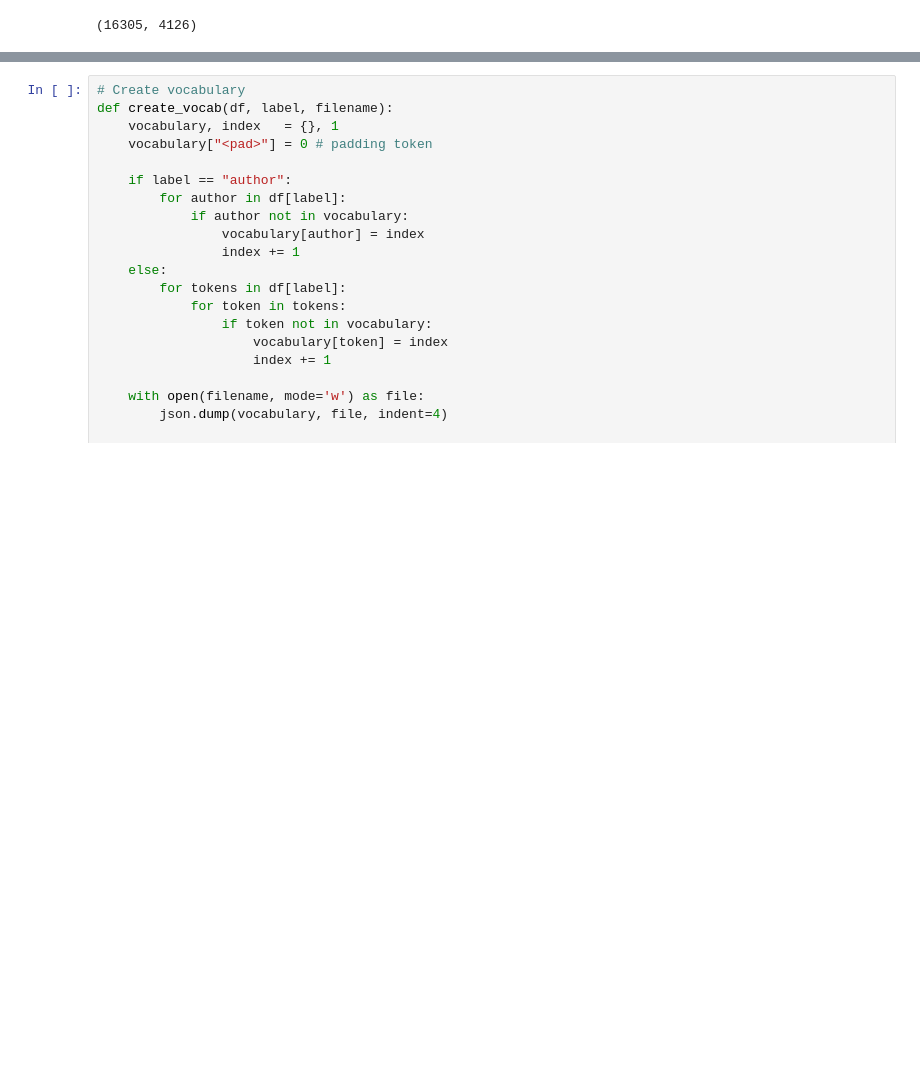
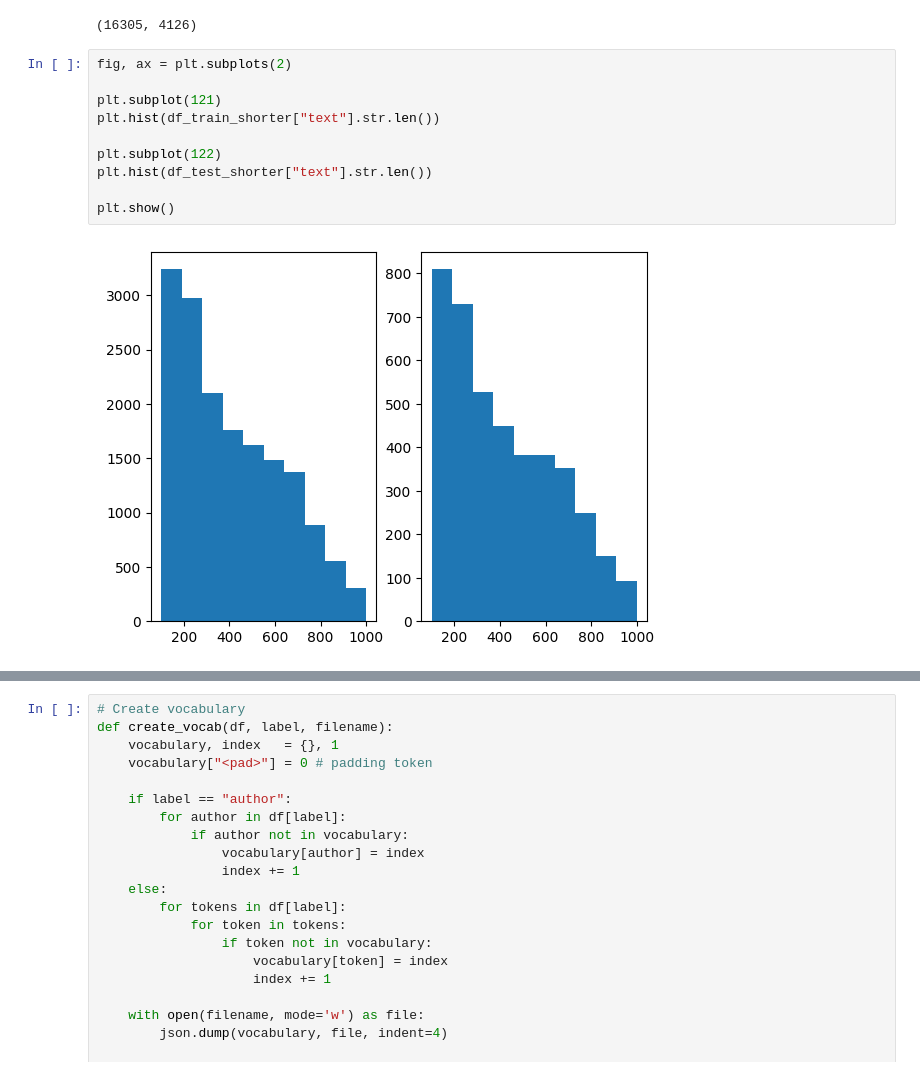
Before and after one commit to szakacsl/FakeNews, a Jupyter notebook: Data_clean.ipynb, the cells around one changed output, grey strips where cells are left out. Cells and saved outputs as stored; diff of their text form; blank space fills up the shorter version.

```diff
--- a/Data_clean.ipynb
+++ b/Data_clean.ipynb
@@ -75,6 +75,18 @@ df_test_shorter = df_test_shorter[df_test_shorter['text'].str.len() < max_length
 len(df_train_shorter["author"]), len(df_test_shorter["author"])
 # %% [output]
 (16305, 4126)
+# %%
+fig, ax = plt.subplots(2)
+
+plt.subplot(121)
+plt.hist(df_train_shorter["text"].str.len())
+
+plt.subplot(122)
+plt.hist(df_test_shorter["text"].str.len())
+
+plt.show()
+# %% [output]
+[figure, added]
 # %%
 frames = [df_train_shorter, df_test_shorter]
 df = pd.concat(frames, ignore_index=True)
```
Also changed, not shown: parts of 2 cells of this notebook, 2 other files.
